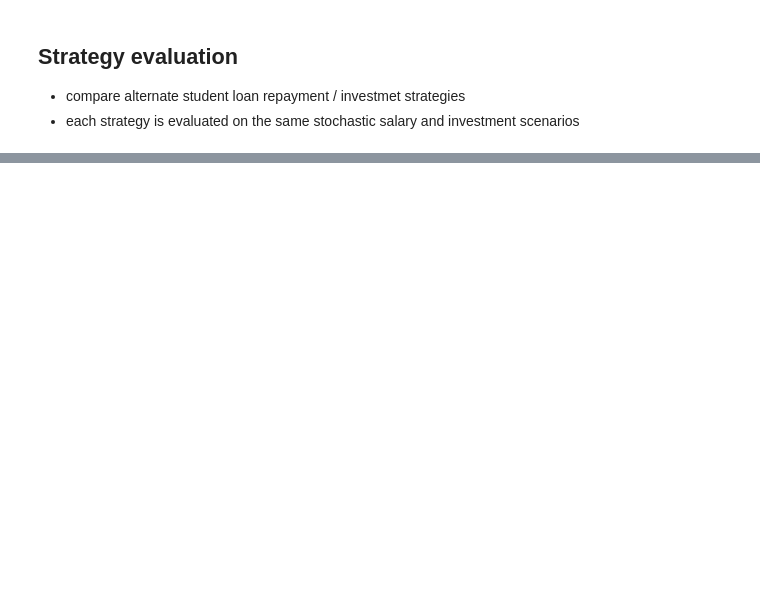
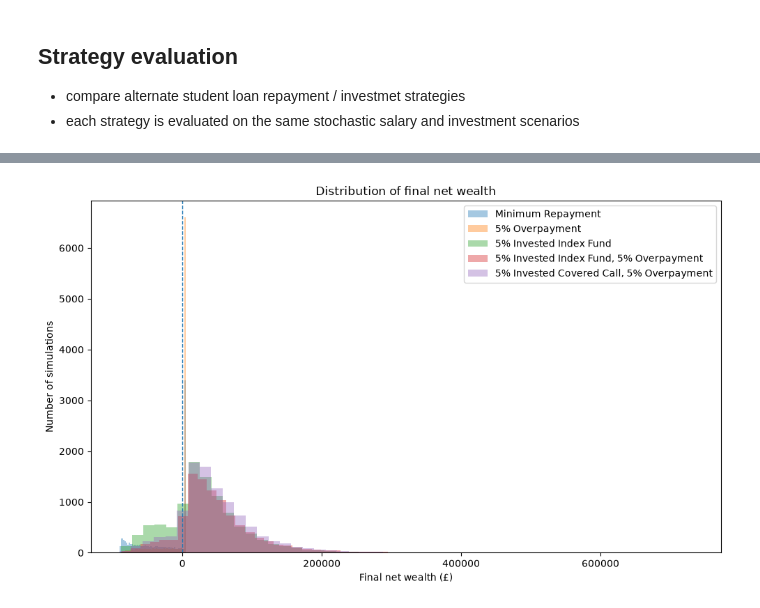
Before and after one commit to j-cwpr/quant-slc-hedging, a Jupyter notebook: src/quant_slc_hedging/notebooks/strategy_evaluation.ipynb, the cells around one changed output, grey strips where cells are left out. Saved outputs shown, nothing was run; the diff lists cells and outputs as text; code cells hidden in the pictures; blank space fills up the shorter version.

```diff
--- a/src/quant_slc_hedging/notebooks/strategy_evaluation.ipynb
+++ b/src/quant_slc_hedging/notebooks/strategy_evaluation.ipynb
@@ -129,0 +210,30 @@ np.median()
+# %%
+plt.figure(figsize=(10, 6))
+
+for strategy_name, result in results.items():
+    final_loan = result.loan_result.loan_balance[:, -1]
+    final_investment = result.investment_balance[:, -1]
+
+    final_net_wealth = final_investment - final_loan
+
+    plt.hist(
+        final_net_wealth,
+        bins=50,
+        alpha=0.4,
+        label=strategy_name,
+    )
+
+plt.axvline(
+    0,
+    linestyle="--",
+    linewidth=1,
+)
+
+plt.xlabel("Final net wealth (£)")
+plt.ylabel("Number of simulations")
+plt.title("Distribution of final net wealth")
+plt.legend()
+plt.tight_layout()
+plt.show()
+# %% [output]
+[figure, added]
```
Also changed, not shown: parts of 10 cells of this notebook, 6 other files.
